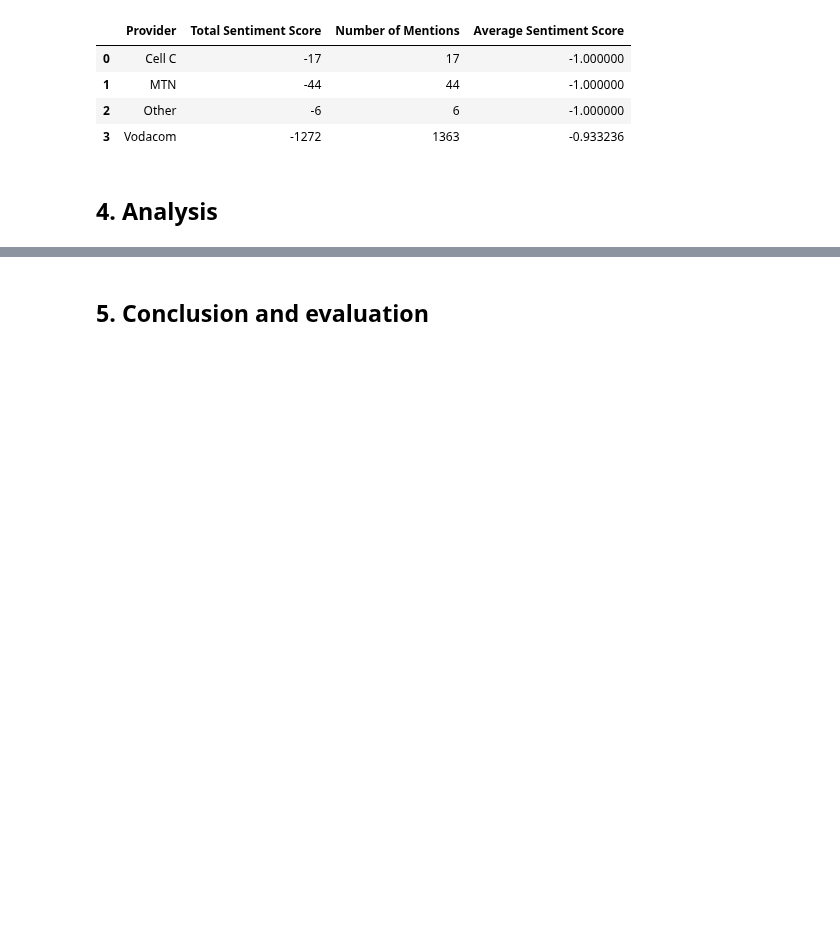
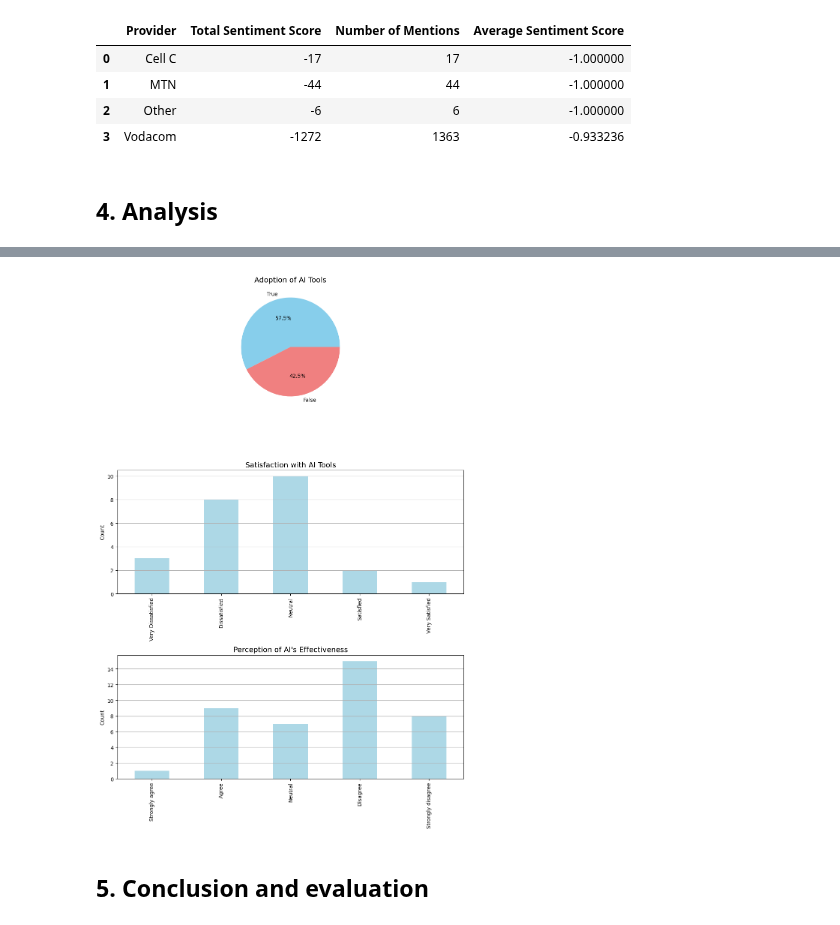
Before and after one commit to JohnnyFoulds/dsm050-2023-apr, a Jupyter notebook: notebooks/04_draft/04-02_pre_processing.ipynb, the cells around one changed output, grey strips where cells are left out. Saved outputs shown, nothing was run; the diff lists cells and outputs as text; code cells hidden in the pictures; blank space fills up the shorter version.

```diff
--- a/notebooks/04_draft/04-02_pre_processing.ipynb
+++ b/notebooks/04_draft/04-02_pre_processing.ipynb
@@ -728,3 +810,30 @@ display(grouped_aspects_by_provider)
+# %%
+# Plotting AI Tools Overview
+fig, axes = plt.subplots(nrows=3, figsize=(10, 15))
+
+# Pie chart for Used AI
+df_survey['used_ai'].value_counts().plot(kind='pie', ax=axes[0], autopct='%1.1f%%', colors=['skyblue', 'lightcoral'])
+axes[0].set_title('Adoption of AI Tools', fontsize=14)
+axes[0].set_ylabel('')
+
+# Bar chart for Satisfaction with AI
+df_survey['satisfaction_ai'].value_counts().sort_index().plot(kind='bar', ax=axes[1], color='lightblue')
+axes[1].set_title('Satisfaction with AI Tools', fontsize=14)
+axes[1].set_ylabel('Count')
+axes[1].set_xlabel(None)
+axes[1].grid(axis='y')
+
+# Bar chart for Perception of AI's Effectiveness
+df_survey['effective_ai'].value_counts().sort_index().plot(kind='bar', ax=axes[2], color='lightblue')
+axes[2].set_title("Perception of AI's Effectiveness", fontsize=14)
+axes[2].set_ylabel('Count')
+axes[2].set_xlabel(None)
+axes[2].grid(axis='y')
+
+plt.tight_layout()
+plt.show()
+# %% [output]
+[figure, added]
 # %% [markdown]
 ## 5. Conclusion and evaluation
 # %% [markdown]
```
Also changed, not shown: parts of 8 cells of this notebook.
